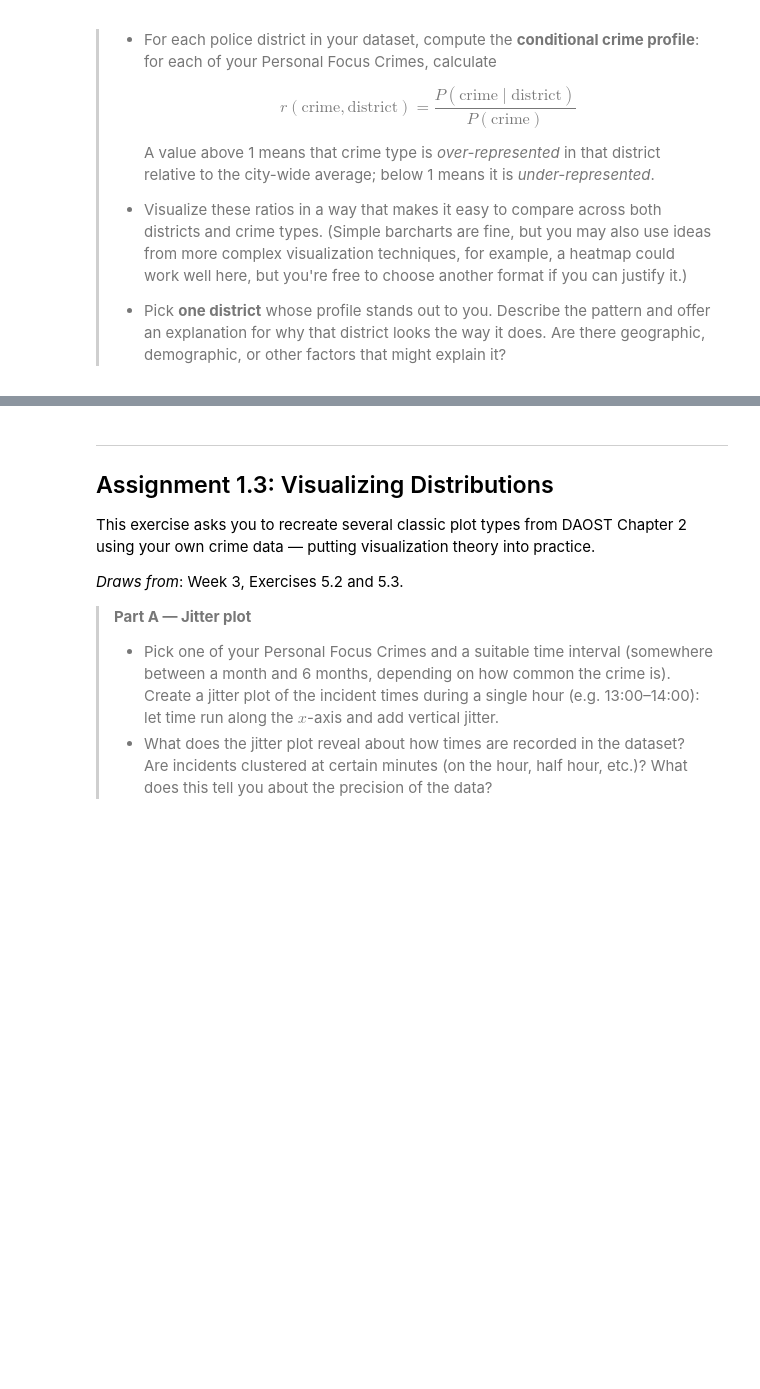
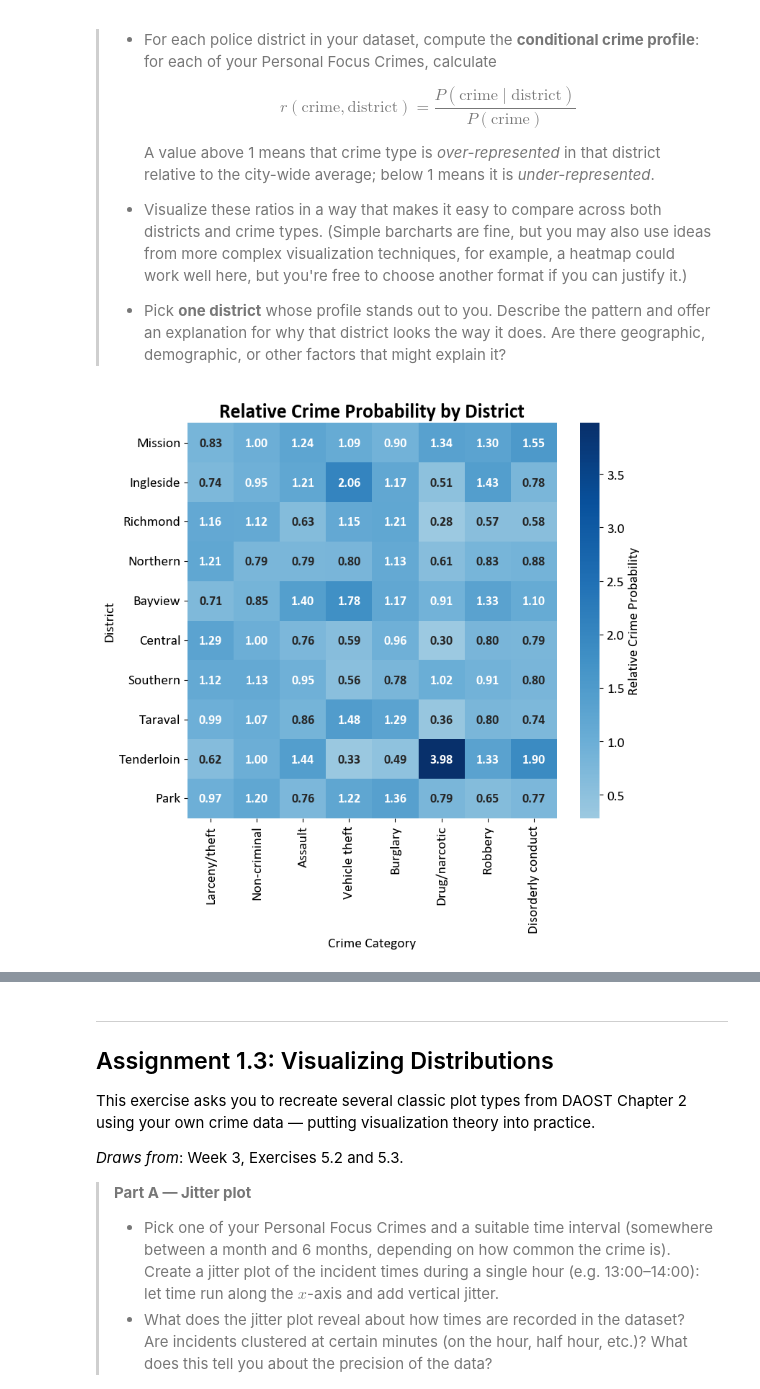
Before and after one commit to MilaGolomozin/SocialData2026, a Jupyter notebook: Assignment1.ipynb, the cells around one changed output, grey strips where cells are left out. Saved outputs shown, nothing was run; the diff lists cells and outputs as text; code cells hidden in the pictures; blank space fills up the shorter version.

```diff
--- a/Assignment1.ipynb
+++ b/Assignment1.ipynb
@@ -37,9 +37,13 @@ Let's start by getting the big picture of how crime has changed over the full 20
 #Loading the combine dataset
 import pandas as pd
 import matplotlib.pyplot as plt
+import seaborn as sns
 
 df = pd.read_csv('Final_Crime_Dataset.csv')
 df = df.drop_duplicates(subset=['IncidntNum', 'Category'])
+
+df = df.dropna(subset=['PdDistrict'])
+df = df[df['PdDistrict'] != 'OUT OF SF']
 # %% [markdown]
 Data Visualization for the Different Crimes types we selected
 # %%
@@ -99,0 +127,28 @@ Different parts of the city have very different crime patterns. Here we quantify
+# %%
+
+plt.rcParams['font.family'] = 'Calibri'
+plt.rcParams['font.size'] = 14
+plt.figure(figsize=(8, 8))
+
+
+sns.heatmap(
+    relative_matrix,
+    annot=True,
+    fmt=".2f",
+    cmap='Blues',
+    center=1,
+    cbar_kws={'label': 'Relative Crime Probability'},
+    annot_kws={"size": 13, "weight": 'bold'},
+
+
+)
+
+plt.title('Relative Crime Probability by District', fontsize=20, fontweight='bold')
+plt.xlabel('Crime Category')
+plt.ylabel('District')
+plt.xticks(rotation=90)
+plt.yticks(rotation=0)
+plt.tight_layout()
+plt.show()
+# %% [output]
+[figure, added]
```
Also changed, not shown: parts of 5 cells of this notebook.
